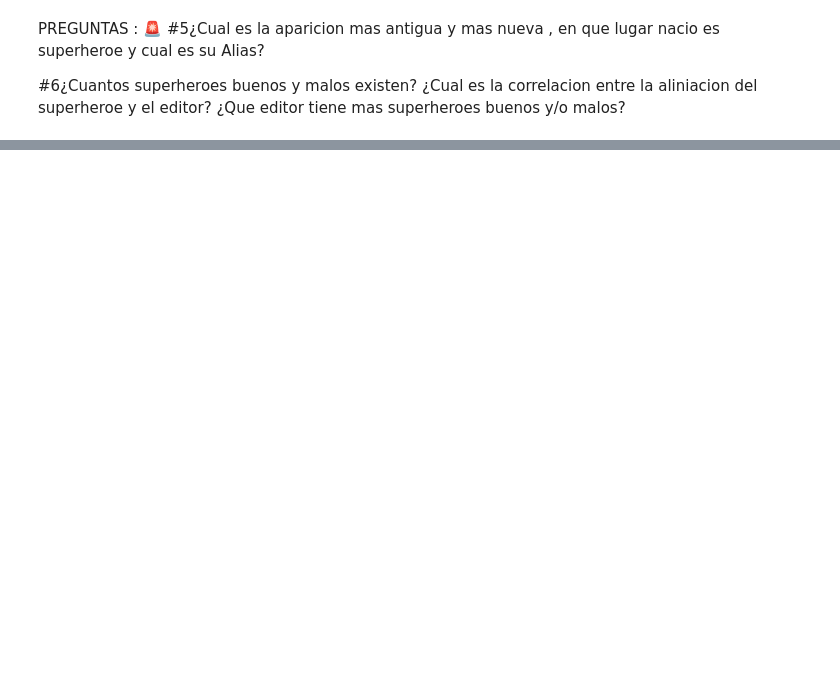
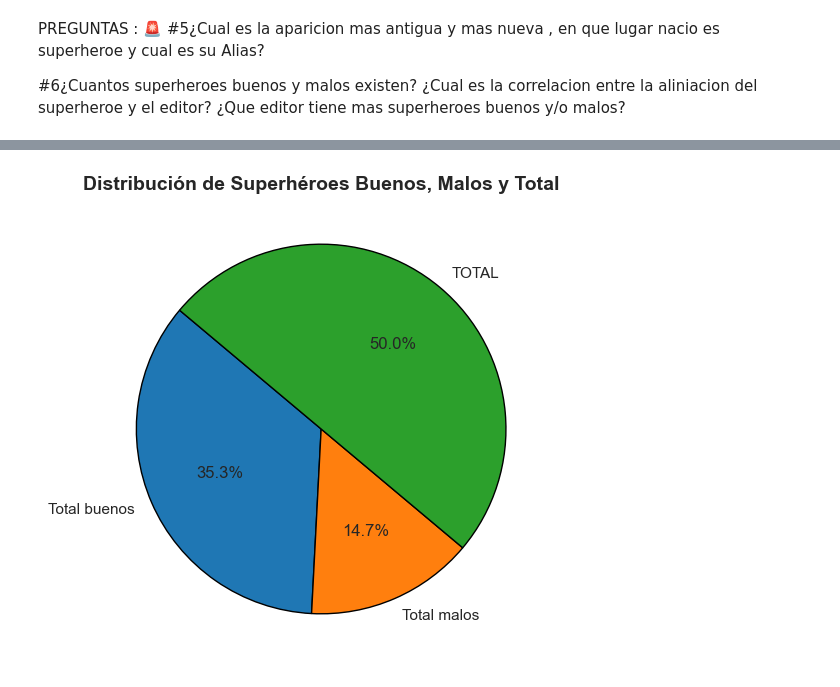
Before and after one commit to Anxo555/Proyecto-Api-Superheroes, a Jupyter notebook: Analisis_datos_DORU/analisis_datos2.ipynb, the cells around one changed output, grey strips where cells are left out. Cells and saved outputs as stored; diff of their text form; code cells hidden in the pictures; blank space fills up the shorter version.

```diff
--- a/Analisis_datos_DORU/analisis_datos2.ipynb
+++ b/Analisis_datos_DORU/analisis_datos2.ipynb
@@ -86,0 +128,11 @@ Pregunta #5: Aparición, Lugar de Nacimiento y Alias
+# %%
+tabla_alineacion = contar_alineacion_por_editor(df_limpio)
+total_buenos, total_malos, editor_mas_buenos, editor_mas_malos = obtener_resumen_alineacion(tabla_alineacion)
+df_info_6 = pd.DataFrame({
+    "SUPERHEROES": ["Total buenos", "Total malos", "TOTAL"],
+    "CANTIDAD": [total_buenos, total_malos, total_buenos + total_malos]
+})
+
+print(" ## ¿Cuantos superheroes buenos y malos existen y el TOTAL? ##")
+
+df_info_6
@@ -86,0 +145,13 @@ Pregunta #5: Aparición, Lugar de Nacimiento y Alias
+# %%
+
+labels = df_info_6['SUPERHEROES']
+sizes = df_info_6['CANTIDAD']
+colors = ['#1f77b4', '#ff7f0e', '#2ca02c']
+
+plt.figure(figsize=(6,6))
+plt.pie(sizes, labels=labels, autopct='%1.1f%%', startangle=140, colors=colors, wedgeprops={'edgecolor':'black'})
+
+plt.title("Distribución de Superhéroes Buenos, Malos y Total", fontsize=14, fontweight='bold')
+plt.show()
+# %% [output]
+[figure, added]
```
Also changed, not shown: parts of 8 cells of this notebook, 1 other file.
